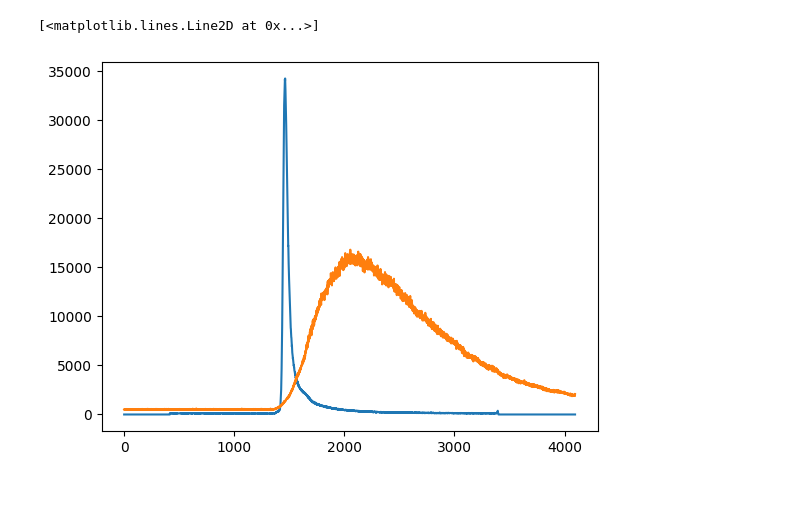
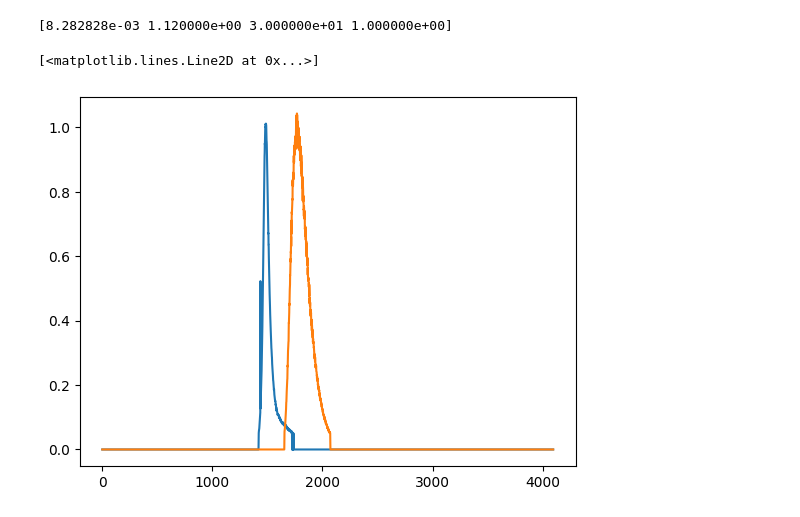
Before and after one commit to nicocarbone/PHDFitAI, a Jupyter notebook: AIFitPrototype.ipynb, the cells around one changed output. Cells and saved outputs as stored; diff of their text form; code cells hidden in the pictures.

```diff
--- a/AIFitPrototype.ipynb
+++ b/AIFitPrototype.ipynb
@@ -7,6 +7,19 @@ from sklearn.model_selection import train_test_split
 from torch.utils.data import Dataset, DataLoader
 from torch.optim.lr_scheduler import StepLR
 import matplotlib.pyplot as plt
+from scipy.signal import savgol_filter
+
+
+def move_array_ypos(arr, xpos):
+    '''
+    Move array to the right by xpos
+    '''
+    arr = np.roll(arr, xpos)
+    if xpos > 0:
+        arr[:xpos] = 0
+    elif xpos < 0:
+        arr[xpos:] = 0
+    return arr
 
 
 def normalize_to_area(signal):
@@ -279,10 +292,28 @@ Number of simulations: 8000
+# %%
+cut_threshold = 0.05
+
+for i in range(len(ua_data)):
+    #irfs_data[i] = irfs_data[i] / np.sum(irfs_data[i])
+    irfs_data[i] = irfs_data[i] / np.max(savgol_filter(irfs_data[i], 50, 3))
+    irfs_data[i][irfs_data[i] < cut_threshold] = 0
+    histograms_data[i] = histograms_data[i] / np.max(savgol_filter(histograms_data[i], 50, 3))
+    histograms_data[i][histograms_data[i] < cut_threshold] = 0
+# %%
+max_xpos_roll = 100
+min_xpos_roll = -400
+
+for i in range(len(ua_data)):
+    irf_xpos_roll = np.random.randint(min_xpos_roll, max_xpos_roll)
+    irfs_data[i] = move_array_ypos(irfs_data[i], irf_xpos_roll)
 # %%
 i=13
+print(tags_data[i])
 plt.plot(irfs_data[i])
-plt.plot(histograms_data[0])
+plt.plot(histograms_data[i])
 # %% [output]
-[<matplotlib.lines.Line2D at 0x...>]
+[8.282828e-03 1.120000e+00 3.000000e+01 1.000000e+00]
+[<matplotlib.lines.Line2D at 0x...>]
-[figure, old version]
+[figure, new version]
 # %%
 ## 2. Split data into training and validation sets
 histograms_train, histograms_val, irfs_train, irfs_val, ups_train, ups_val, ua_train, ua_val = train_test_split(
```
Also changed, not shown: parts of 12 cells of this notebook, 2 other files.
